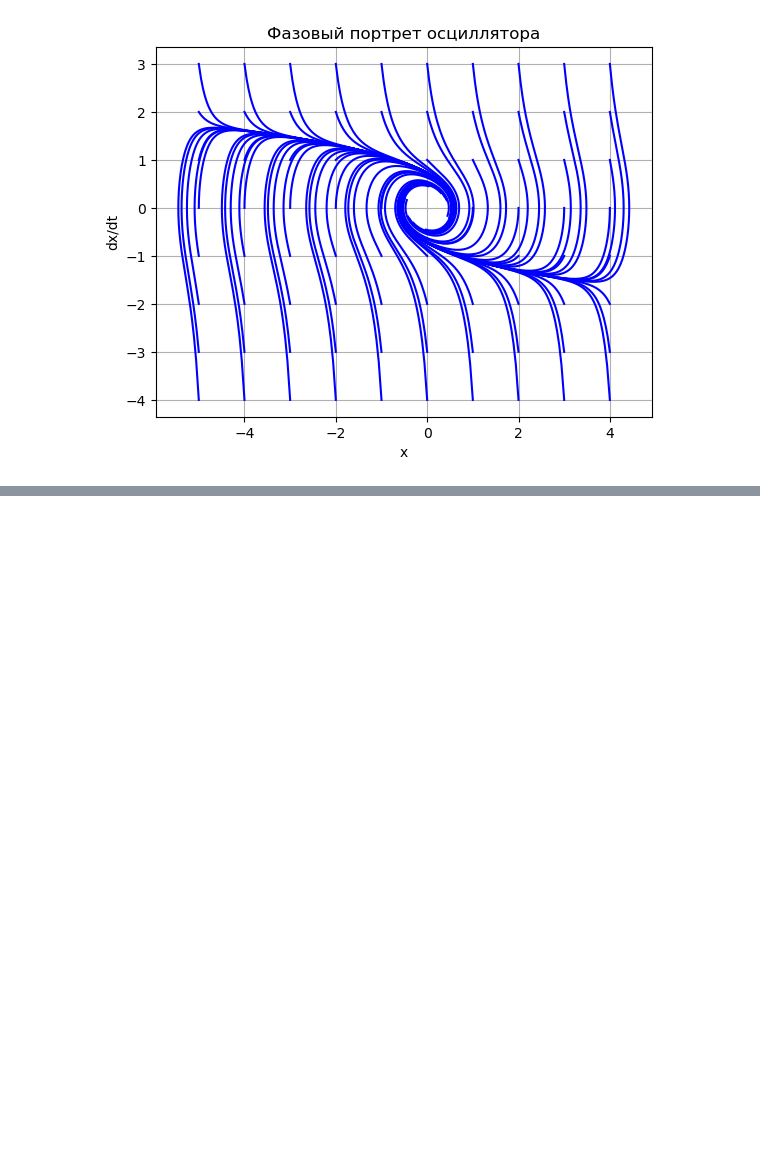
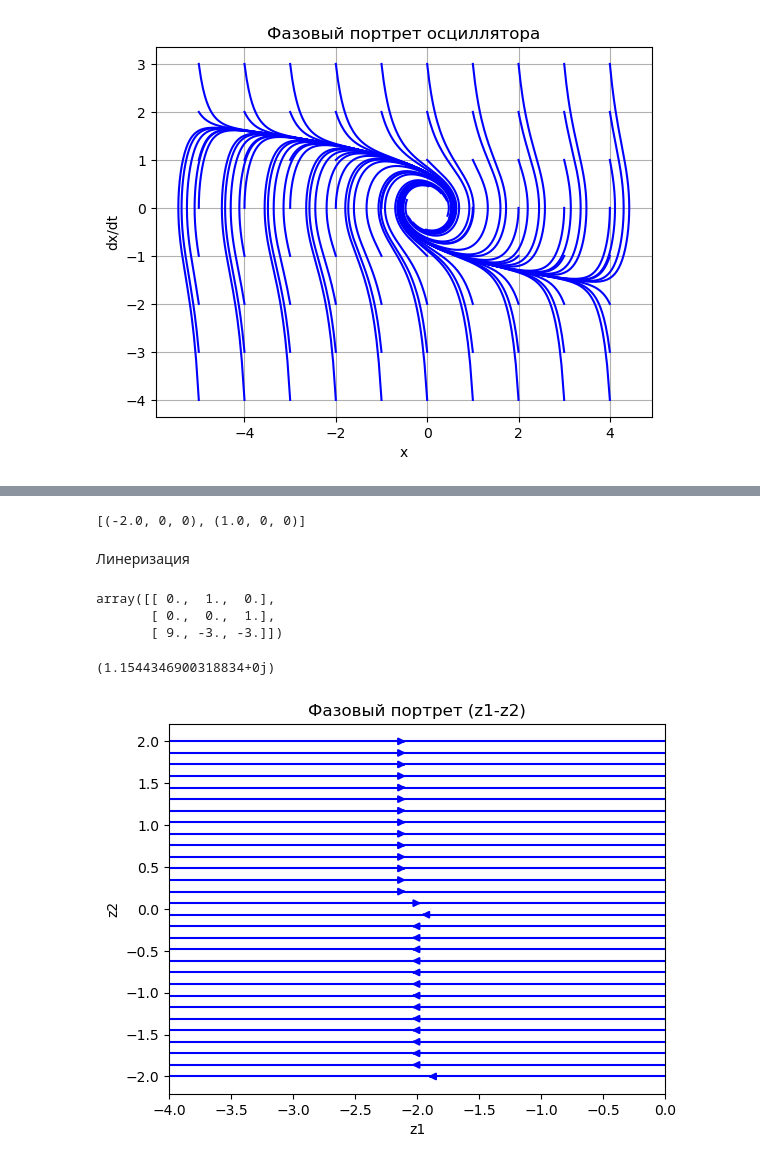
Before and after one commit to Filip-GG/TAU, a Jupyter notebook: 5/main.ipynb, the cells around one changed output, grey strips where cells are left out. Drawn from its saved outputs; the diff is of its cells as text; code cells hidden in the pictures; blank space fills up the shorter version.

```diff
--- a/5/main.ipynb
+++ b/5/main.ipynb
@@ -68,3 +69,5 @@ drawPhasePortrait(args,  1,  1,  -5,  5,  -4,  4,  ts  =  5,  nt  =
 301)
 # %% [output]
 [figure]
+# %%
+f = 2
@@ -70,0 +85,48 @@ drawPhasePortrait(args,  1,  1,  -5,  5,  -4,  4,  ts  =  5,  nt  =
+# %%
+a, b, c = 1, 1, -f
+roots = np.roots([a, b, c])
+equilibriums = [(r, 0, 0) for r in roots.real if np.isreal(r)]
+equilibriums
+# %% [output]
+[(-2.0, 0, 0), (1.0, 0, 0)]
+# %% [markdown]
+Линеризация
+# %%
+z1_eq = roots[0].real
+z2_eq = 0
+z3_eq = 0
+u_eq = z1_eq
+# %%
+A = np.array([
+    [0, 1, 0],
+    [0, 0, 1],
+    [-3*(2*z1_eq + 1), -3, -3]
+])
+A
+# %% [output]
+array([[ 0.,  1.,  0.],
+       [ 0.,  0.,  1.],
+       [ 9., -3., -3.]])
+# %%
+eig = np.linalg.eigvals(A)
+eig[0]
+# %% [output]
+(1.1544346900318834+0j)
+# %%
+def plot_phase_portrait(A, eq_point):
+    x1 = np.linspace(eq_point[0]-2, eq_point[0]+2, 20)
+    x2 = np.linspace(-2, 2, 20)
+    X1, X2 = np.meshgrid(x1, x2)
+    X3 = np.zeros_like(X1)
+    U = X2
+    V = X3
+    W = A[2,0]*(X1-eq_point[0]) + A[2,1]*X2 + A[2,2]*X3
+    plt.streamplot(X1, X2, U, V, color="b")
+    plt.title("Фазовый портрет (z1-z2)")
+    plt.xlabel("z1")
+    plt.ylabel("z2")
+    plt.show()
+
+plot_phase_portrait(A, (z1_eq, z2_eq, z3_eq))
+# %% [output]
+[figure, added]
```
Also changed, not shown: parts of 4 cells of this notebook, 2 other files.
